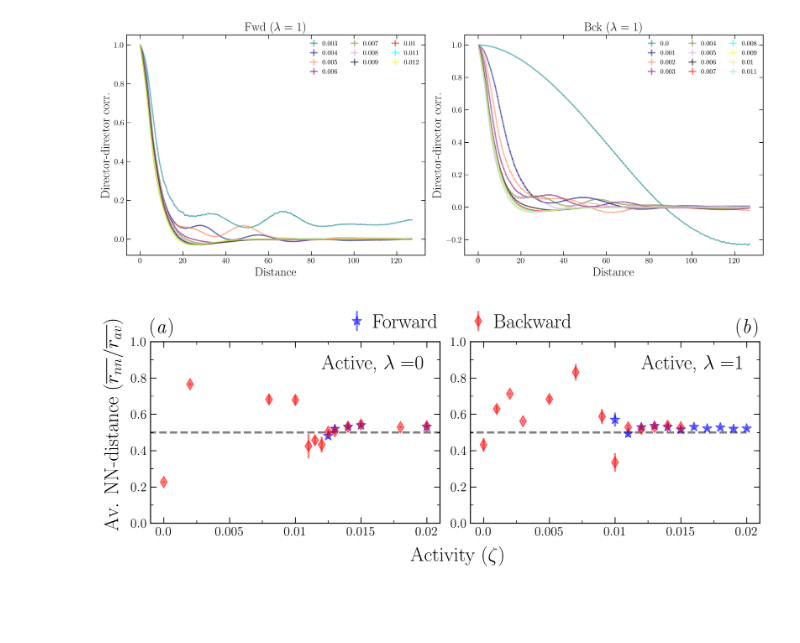
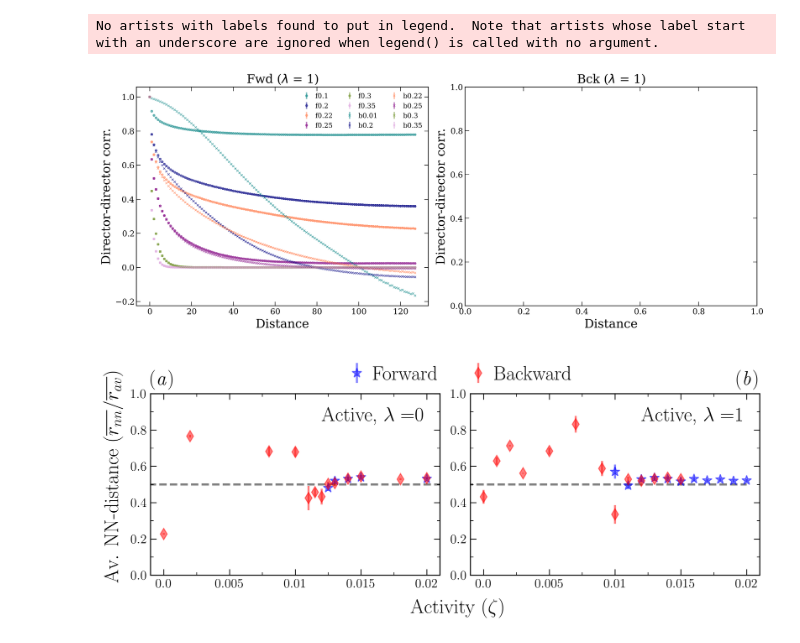
Before and after one commit to simonguld/Thesis, a Jupyter notebook: NematicAnalysis/nematic_passive_figs.ipynb, the cells around one changed output. Saved outputs shown, nothing was run; the diff lists cells and outputs as text; code cells hidden in the pictures; blank space fills up the shorter version.

Commit message:
dir. corr. results for dry system

```diff
--- a/NematicAnalysis/nematic_passive_figs.ipynb
+++ b/NematicAnalysis/nematic_passive_figs.ipynb
@@ -288,7 +284,7 @@ def calc_nn_avg(nn_arr, def_arr, act_list, conv_list, LX, \
     return nn_av
 
 def calc_dc_avg(rdf_arr, act_list, conv_list, \
-                uncertainty_multiplier = 1,
+                uncertainty_multiplier = 1, njump=5,
                 save_path = None):
 
     rdf_arr_av = np.nan * np.zeros((len(act_list), 2, rdf_arr.shape[1]))
@@ -296,7 +292,7 @@ def calc_dc_avg(rdf_arr, act_list, conv_list, \
     with warnings.catch_warnings():
         warnings.simplefilter("ignore")
         for j in range(len(act_list)):
-            ff_idx = int(conv_list[j])
+            ff_idx = int(conv_list[j] / njump)
 
             rdf_arr_av[j,0,:] = np.nanmean(rdf_arr[ff_idx:,:,j], axis=0)
             rdf_arr_av[j,1,:] = np.nanstd(rdf_arr[ff_idx:,:,j], axis=0, ddof = 1,) \
@@ -393,10 +385,10 @@ rdf_arr_bck.shape
 # %%
 LX = 256
-mode = 'wet'
+mode = 'dry'
 
 calc_order_param_sem = False
 extract = False
-extract_op, extract_dc = False, False
+extract_op, extract_dc = False, True
 extract_def, find_conv = False, False
 analyze= True
 
@@ -551,6 +543,7 @@ for lambda_val in lambda_list:
         print('Analyzing', lambda_val)
         nmin_frames = 20 #if #mode == 'wet' else 5
         uncertainty_multiplier = 10
+        njump_between_frames = 5
         calc_lmax_lperc(clp_arr_fwd, rmax_list, act_fwd, conv_list_fwd, out_path_fwd, \
                         uncertainty_multiplier = uncertainty_multiplier/5 if Nframes<100 else uncertainty_multiplier, \
                             nmin_frames = nmin_frames)
@@ -567,8 +560,8 @@ for lambda_val in lambda_list:
                 uncertainty_multiplier = uncertainty_multiplier, weighted=True, save_path = out_path_fwd)
         order_param_bck_av = calc_order_param_avg(order_param_arr_bck, act_bck, conv_list_bck, \
                 uncertainty_multiplier = uncertainty_multiplier, weighted=True, save_path = out_path_bck)
-        rdf_arr_fwd_av = calc_dc_avg(rdf_arr_fwd, act_fwd, conv_list_fwd, \
+        rdf_arr_fwd_av = calc_dc_avg(rdf_arr_fwd, act_fwd, conv_list_fwd, njump=njump_between_frames, \
                         uncertainty_multiplier = uncertainty_multiplier, save_path = out_path_fwd)
-        rdf_arr_bck_av = calc_dc_avg(rdf_arr_bck, act_bck, conv_list_bck, \
+        rdf_arr_bck_av = calc_dc_avg(rdf_arr_bck, act_bck, conv_list_bck, njump=njump_between_frames, \
                         uncertainty_multiplier = uncertainty_multiplier, save_path = out_path_bck)
 # %% [output]
@@ -581,39 +585,50 @@ fig_path
 # %%
 width=14
 
-if mode == 'wet':
-    for k, lambda_val in enumerate([1]):
-        fig, ax = plt.subplots(ncols = 2, figsize=(width,width/2.5), dpi=420)
-        #lambda_val = lambda_list[j]
+for k, lambda_val in enumerate([1]):
+    fig, ax = plt.subplots(ncols = 2, figsize=(width,width/2.5), dpi=420)
+    #lambda_val = lambda_list[j]
 
-        out_path_all = f'C:\\Users\\Simon Andersen\\Projects\\Projects\\Thesis\\NematicAnalysis\\data\\passive\\{folder_name}\{mode}\\na{LX}'
-        out_path_main = os.path.join(out_path_all, f'{lambda_val}')
-        out_path_fwd = os.path.join(out_path_main, 'fwd')
-        out_path_bck = os.path.join(out_path_main, 'bck')
-        fig_path = os.path.join(out_path_main, 'figs')
+    out_path_all = f'C:\\Users\\Simon Andersen\\Projects\\Projects\\Thesis\\NematicAnalysis\\data\\passive\\{folder_name}\{mode}\\na{LX}'
+    out_path_main = os.path.join(out_path_all, f'{lambda_val}')
+    out_path_fwd = os.path.join(out_path_main, 'fwd')
+    out_path_bck = os.path.join(out_path_main, 'bck')
+    fig_path = os.path.join(out_path_main, 'figs')
 
-        act_bck = np.load(os.path.join(out_path_bck, 'act_bck.npy'))
-        act_fwd = np.load(os.path.join(out_path_fwd, 'act_fwd.npy'))
-        rdf_arr_fwd_av = np.load(os.path.join(out_path_fwd, 'rdf_arr_av.npy'))
-        rdf_arr_bck_av = np.load(os.path.join(out_path_bck, 'rdf_arr_av.npy'))
+    act_idx_bck_include_list = [1, -6, -5, -4, -3, -2,] # -1]
+    act_idx_fwd_include_list = [0, -6, -5, -4, -3, -2,]# -1]
 
-        for i in range(len(act_fwd)):
-            ax[0].errorbar(rvals_fwd, rdf_arr_fwd_av[i,0,:], yerr=rdf_arr_fwd_av[i,1,:], label = f'{act_fwd[i]}', alpha = .5)
-        for i in range(len(act_bck)):
-            ax[1].errorbar(rvals_bck, rdf_arr_bck_av[i,0,:], yerr=rdf_arr_bck_av[i,1,:], label = f'{act_bck[i]}', alpha = .5)
-        for j in range(2):
-            ax[j].set_ylabel('Director-director corr.')
-            ax[j].set_xlabel('Distance')
-            ax[j].legend(fontsize=10, handlelength=1,ncol=3)
+    act_bck = np.load(os.path.join(out_path_bck, 'act_bck.npy'))
+    act_fwd = np.load(os.path.join(out_path_fwd, 'act_fwd.npy'))
+    rdf_arr_fwd_av = np.load(os.path.join(out_path_fwd, 'rdf_arr_av.npy'))
+    rdf_arr_bck_av = np.load(os.path.join(out_path_bck, 'rdf_arr_av.npy'))
 
-        ax[0].set_title(f'Fwd ($\lambda$ = {lambda_val})')
-        ax[1].set_title(f'Bck ($\lambda$ = {lambda_val})')
+    act_bck = act_bck[act_idx_bck_include_list]
+    act_fwd = act_fwd[act_idx_fwd_include_list]
+    rdf_arr_fwd_av = rdf_arr_fwd_av[act_idx_fwd_include_list]
+    rdf_arr_bck_av = rdf_arr_bck_av[act_idx_bck_include_list]
 
-        fig.tight_layout()
-        fig.savefig(os.path.join(fig_path, f'rdf_arr_fwd_bck_av_{mode}_{lambda_val}.png'), bbox_inches='tight', dpi=420, pad_inches=0.1)
-       # plt.close(fig)
+
+    for i in range(len(act_fwd)):
+        ax[0].errorbar(rvals_fwd, rdf_arr_fwd_av[i,0,:], yerr=rdf_arr_fwd_av[i,1,:], fmt='.', color=f'C{i}',
+                        label = f'f{act_fwd[i]}', alpha = .5)
+    for i in range(len(act_bck)):
+        ax[0].errorbar(rvals_bck, rdf_arr_bck_av[i,0,:], yerr=rdf_arr_bck_av[i,1,:], fmt='x', ms=3, color=f'C{i}',
+                       label = f'b{act_bck[i]}', alpha = .5)
+    for j in range(2):
+        ax[j].set_ylabel('Director-director corr.')
+        ax[j].set_xlabel('Distance')
+        ax[j].legend(fontsize=10, handlelength=1,ncol=3)
+
+    ax[0].set_title(f'Fwd ($\lambda$ = {lambda_val})')
+    ax[1].set_title(f'Bck ($\lambda$ = {lambda_val})')
+
+    fig.tight_layout()
+    #fig.savefig(os.path.join(fig_path, f'rdf_arr_fwd_bck_av_{mode}_{lambda_val}.png'), bbox_inches='tight', dpi=420, pad_inches=0.1)
+    # plt.close(fig)
 # %% [output]
+No artists with labels found to put in legend.  Note that artists whose label start with an underscore are ignored when legend() is called with no argument.
-[figure, old version]
+[figure, new version]
 # %%
 if mode == 'dry':
     fig, ax = plot_order_param(order_param_arr_fwd, act_fwd, Nframes, ninfo, \
```
Also changed, not shown: parts of 4 cells of this notebook.
